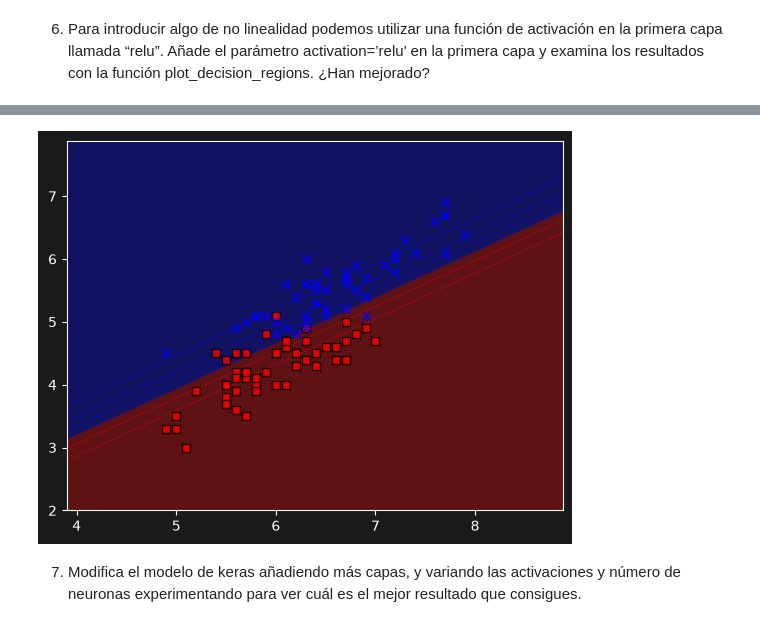
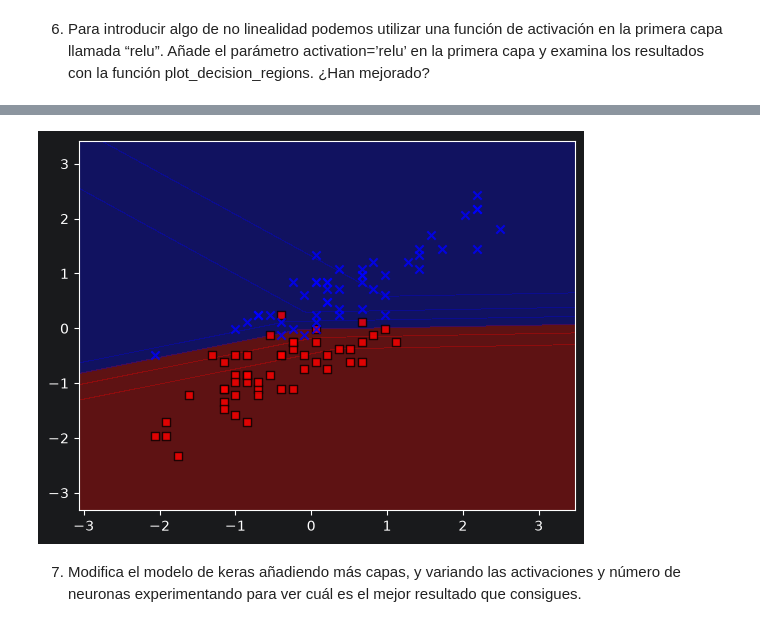
Before and after one commit to Pablosede/PIA, a Jupyter notebook: RNA (UT4-UT5)/RNA_Iris_con_TensorflowKeras.ipynb, the cells around one changed output, grey strips where cells are left out. Drawn from its saved outputs; the diff is of its cells as text; code cells hidden in the pictures.

```diff
--- a/RNA (UT4-UT5)/RNA_Iris_con_TensorflowKeras.ipynb
+++ b/RNA (UT4-UT5)/RNA_Iris_con_TensorflowKeras.ipynb
@@ -182,6 +185,7 @@ def plot_decision_regions(X, y, classifier, resolution=0.02):
     xx1, xx2 = np.meshgrid(np.arange(x1_min, x1_max, resolution),
                            np.arange(x2_min, x2_max, resolution))
     Z = classifier.predict(np.array([xx1.ravel(), xx2.ravel()]).T)
+    Z = (Z > 0.5).astype(int)  # predict devuelve probabilidades: > 0.5 es clase 1
     Z = Z.reshape(xx1.shape)
     plt.contourf(xx1, xx2, Z, alpha=0.3, cmap=cmap)
     plt.xlim(xx1.min(), xx1.max())
@@ -374,7 +378,7 @@ model = tf.keras.Sequential([
 # %%
 model.compile(optimizer='sgd', loss='mse', metrics=['accuracy'])
 # %%
-model.fit(X, y, epochs=1000)
-plot_decision_regions(X, y, classifier=model)
+model.fit(X_std, y, epochs=1000)
+plot_decision_regions(X_std, y, classifier=model)
 # %% [output]
 Epoch 1/1000
@@ -410,7 +414,7 @@ model = tf.keras.Sequential([
 # %%
 model.compile(optimizer='sgd', loss='mse', metrics=['accuracy'])
 # %%
-model.fit(X, y, epochs=1000)
-plot_decision_regions(X, y, classifier=model)
+model.fit(X_std, y, epochs=1000)
+plot_decision_regions(X_std, y, classifier=model)
 # %% [output]
 Epoch 1/1000
@@ -433,4 +437,4 @@ Epoch 1000/1000
-[figure, old version]
+[figure, new version]
 # %% [markdown]
 7. Modifica el modelo de keras añadiendo más capas, y variando las activaciones y número de neuronas experimentando para ver cuál es el mejor resultado que consigues.
 # %%
```
Also changed, not shown: parts of 29 cells of this notebook.
